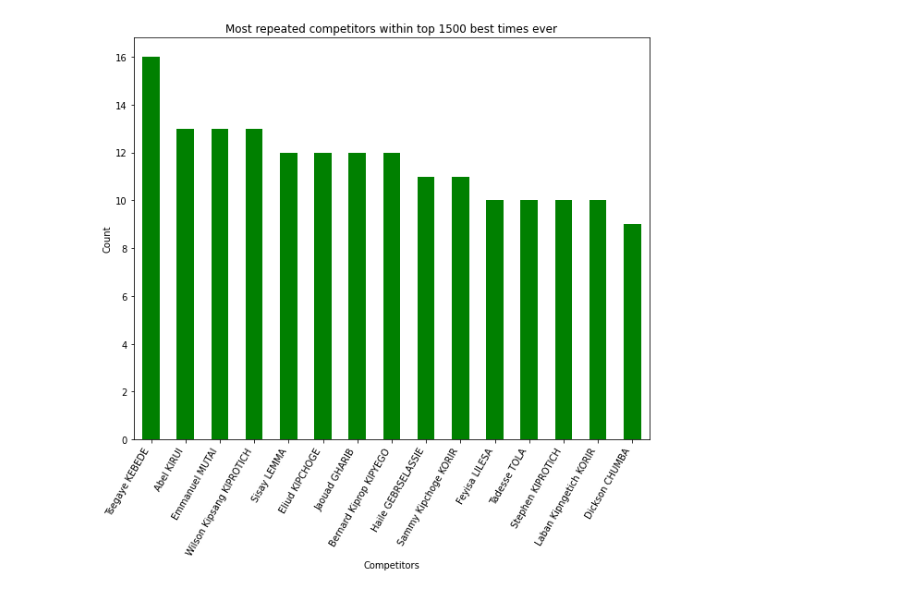
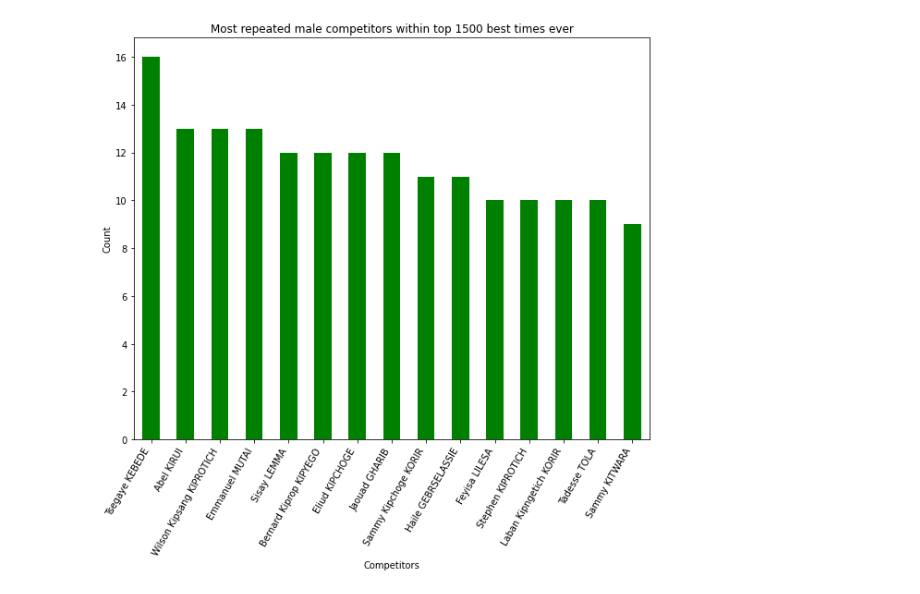
Before and after one commit to medinaale91/Ironhack_final_project, a Jupyter notebook: 03_data_analysis.ipynb, the cells around one changed output. Saved outputs shown, nothing was run; the diff lists cells and outputs as text; code cells hidden in the pictures.

```diff
--- a/03_data_analysis.ipynb
+++ b/03_data_analysis.ipynb
@@ -1,5 +1,5 @@
 # %%
 import pandas as pd
 # %%
-df = pd.read_csv("./output/data_cleaned.csv", index_col="Rank")
+df_top_1500_men = pd.read_csv("./output/data_1500_top_men_cleaned.csv", index_col="Rank")
 # %%
@@ -18,14 +40,14 @@ df.head()
 import matplotlib.pyplot as plt
 import seaborn as sns
 # %%
-# Mostrar el top 15 de atletas que más veces aparecen en este dataset de mejores tiempos.
+# Mostrar el top 15 de atletas masculinos que más veces aparecen en el dataset de mejores tiempos.
 plt.figure(figsize=(10, 8))
 
-df["Competitor"].value_counts().head(15).plot.bar(color = "green");
+df_top_1500_men["Competitor"].value_counts().head(15).plot.bar(color = "green");
 plt.xticks(rotation=60,ha='right');
 
-plt.title("Most repeated competitors within top 1500 best times ever");
+plt.title("Most repeated male competitors within top 1500 best times ever");
 plt.xlabel('Competitors');
 plt.ylabel('Count');
 # %% [output]
-[figure, old version]
+[figure, new version]
```
Also changed, not shown: parts of 29 cells of this notebook, 47 other files.
